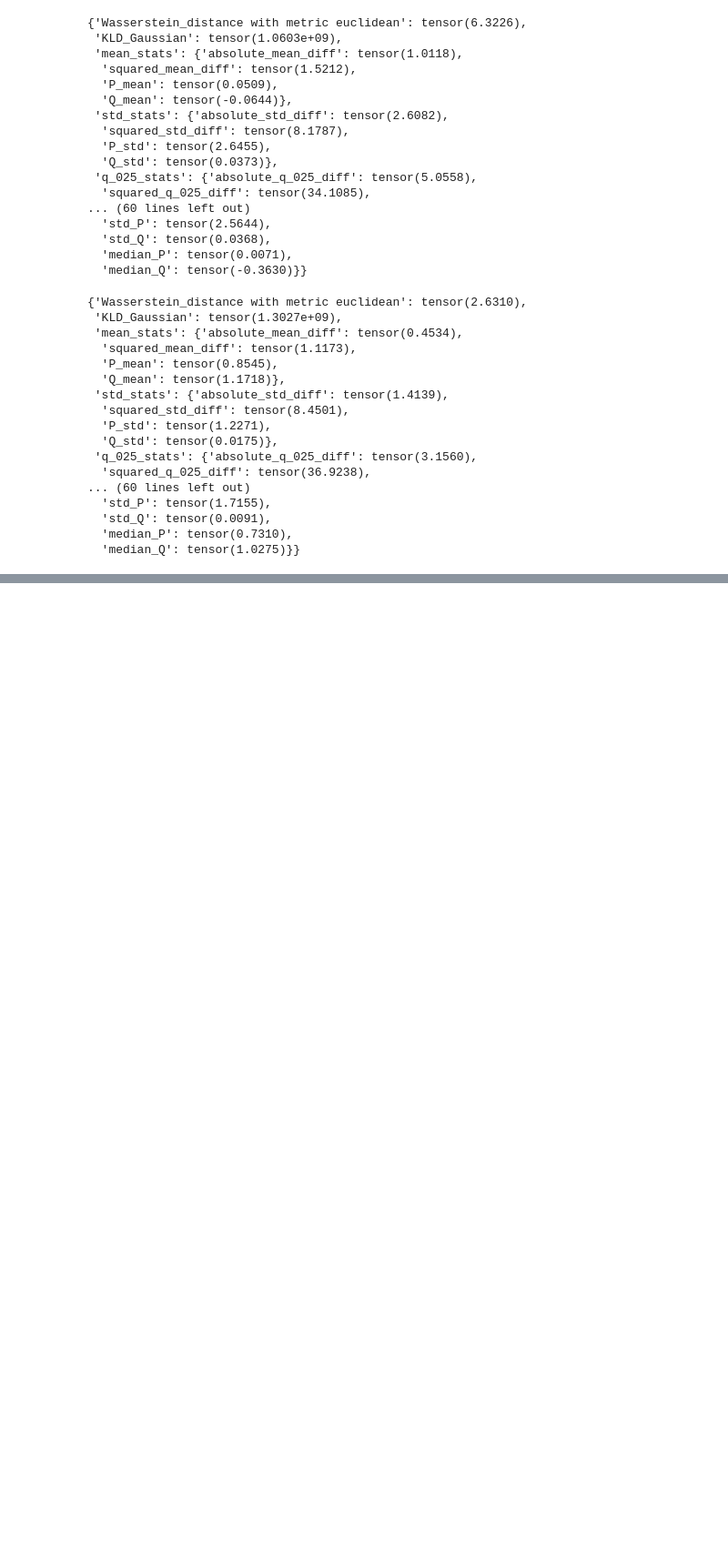
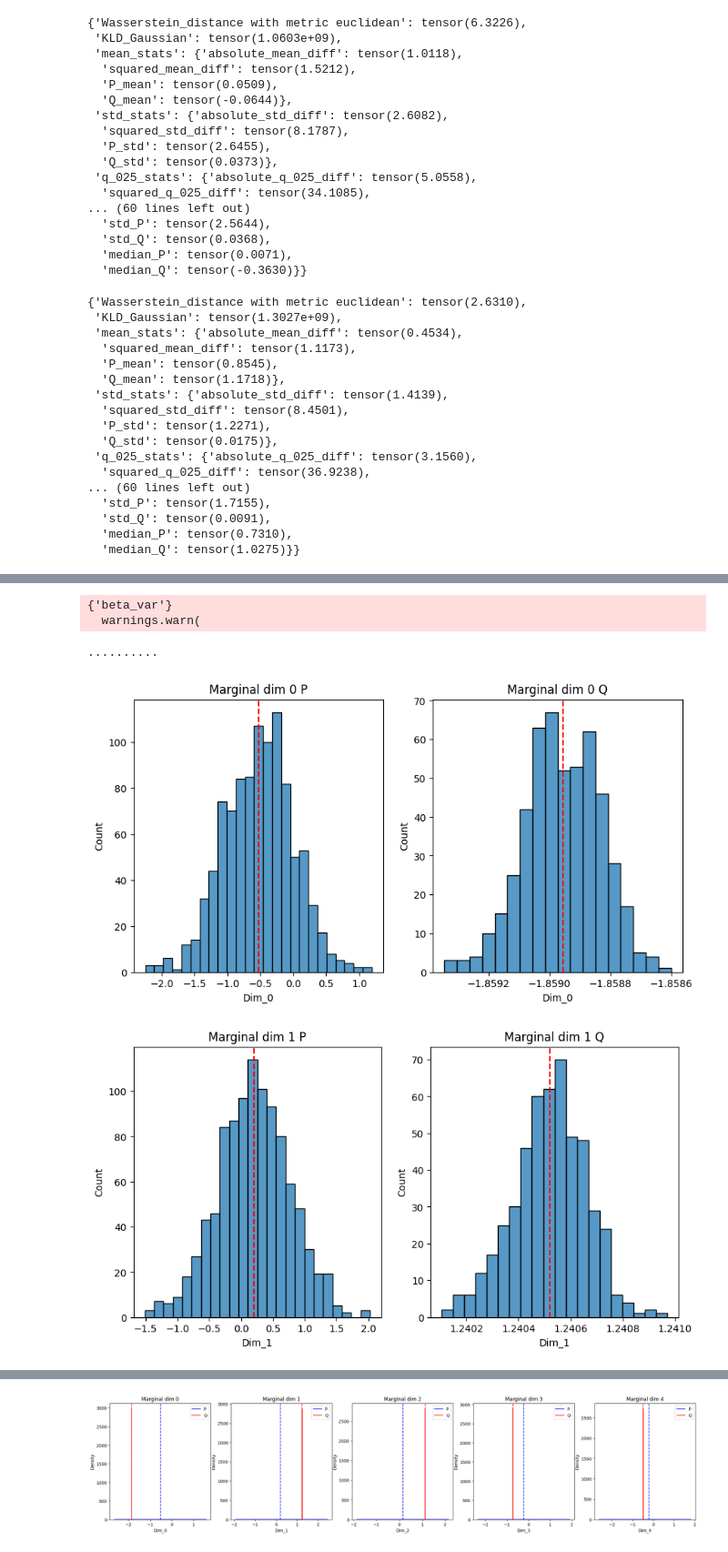
Before and after one commit to ArikReuter/ICL_for_Full_Bayesian_Inference, a Jupyter notebook: Training/Test_Trainer.ipynb, the cells around one changed output, grey strips where cells are left out. Shown at 91% size. Saved outputs shown, nothing was run; the diff lists cells and outputs as text; code cells hidden in the pictures; blank space fills up the shorter version.

```diff
--- a/Training/Test_Trainer.ipynb
+++ b/Training/Test_Trainer.ipynb
@@ -482,0 +388,15 @@ guide_gamma_gamma = make_guide_program_gamma_gamma()
+# %%
+comparison_model_comparer = CompareComparisonModels(
+    comparison_model_1=vi,
+    comparison_model_2=hmc_sampler,
+    n_samples_comparison_model_1=1000,
+    n_samples_comparison_model_2=500
+)
+# %%
+comparison_model_comparer.compare_sample_metrics_batch(test_batch["x"][:1], test_batch["y"][:1])
+# %% [output]
+{'beta_var'}
+  warnings.warn(
+..........
+[figure, added]
+[figure, added]
@@ -482,0 +406 @@ guide_gamma_gamma = make_guide_program_gamma_gamma()
+[figure, added]
```
Also changed, not shown: parts of 41 cells of this notebook, 2 other files.
